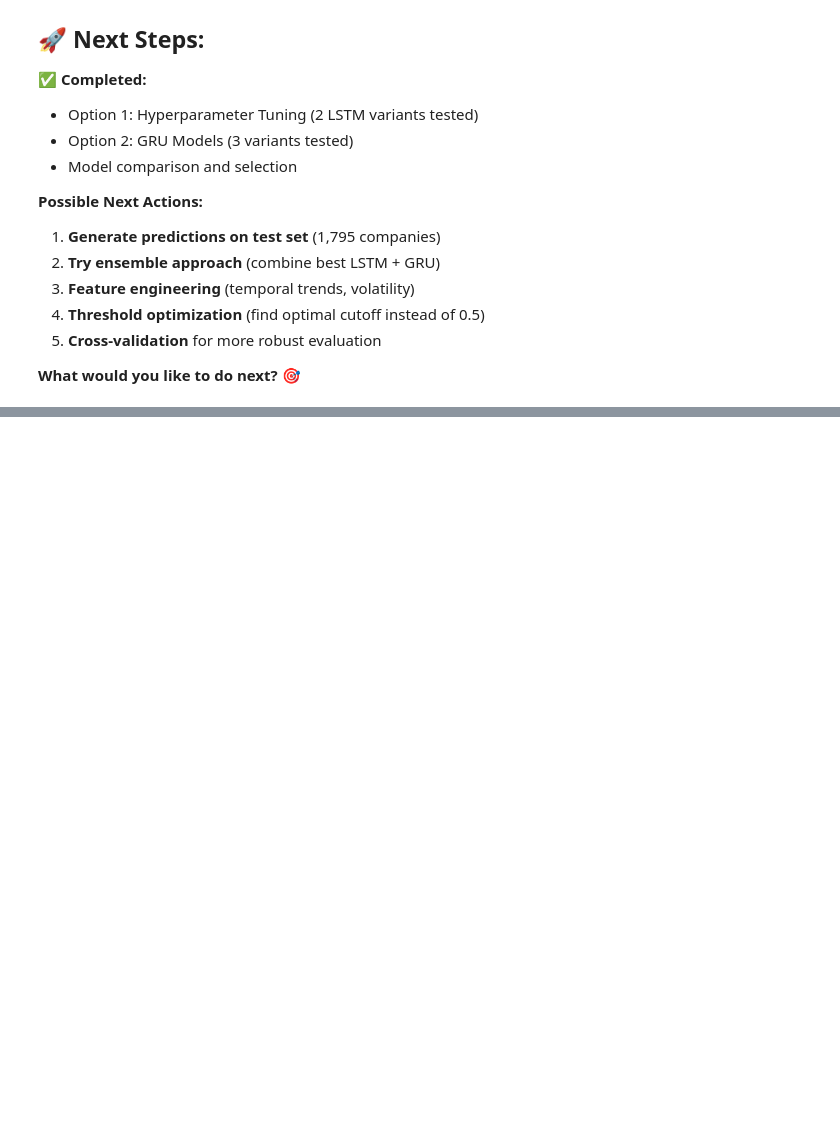
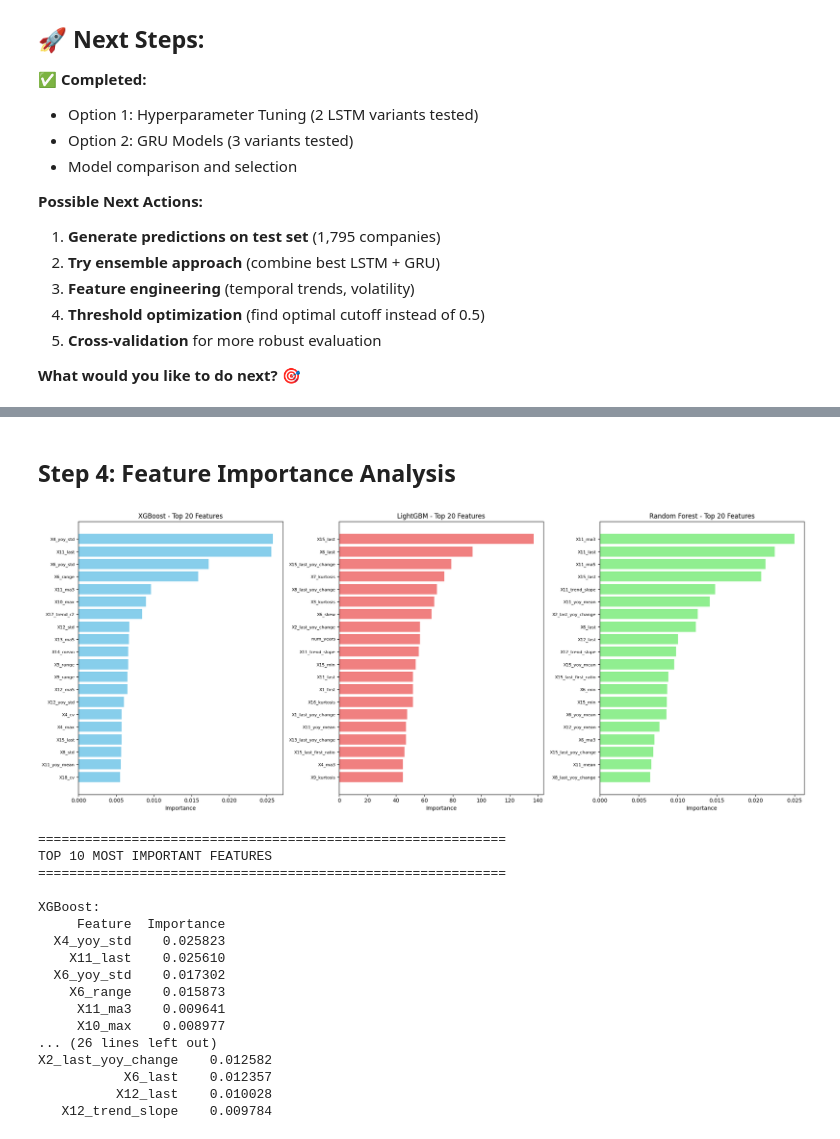
Before and after one commit to c0d3l0v3r-HeHe/Predict2Protect-Hackathon-ISMDhanbad, a Jupyter notebook: notebook.ipynb, the cells around one changed output, grey strips where cells are left out. Saved outputs shown, nothing was run; the diff lists cells and outputs as text; code cells hidden in the pictures; blank space fills up the shorter version.

```diff
--- a/notebook.ipynb
+++ b/notebook.ipynb
@@ -2204,0 +3131,80 @@ Performance:
+# %% [markdown]
+## Step 4: Feature Importance Analysis
+# %%
+# Get feature importance from best traditional ML model
+# Let's use the model with best Macro-F1
+
+# Get feature importances
+xgb_importance = pd.DataFrame({
+    'Feature': X_train_ml.columns,
+    'Importance': xgb_model.feature_importances_
+}).sort_values('Importance', ascending=False)
+
+lgb_importance = pd.DataFrame({
+    'Feature': X_train_ml.columns,
+    'Importance': lgb_model.feature_importances_
+}).sort_values('Importance', ascending=False)
+
+rf_importance = pd.DataFrame({
+    'Feature': X_train_ml.columns,
+    'Importance': rf_model.feature_importances_
+}).sort_values('Importance', ascending=False)
+
+# Plot top 20 features for each model
+fig, axes = plt.subplots(1, 3, figsize=(20, 8))
+
+# XGBoost
+axes[0].barh(range(20), xgb_importance.head(20)['Importance'], color='skyblue')
+axes[0].set_yticks(range(20))
+axes[0].set_yticklabels(xgb_importance.head(20)['Feature'], fontsize=8)
+axes[0].set_xlabel('Importance')
+axes[0].set_title('XGBoost - Top 20 Features')
+axes[0].invert_yaxis()
+
+# LightGBM
+axes[1].barh(range(20), lgb_importance.head(20)['Importance'], color='lightcoral')
+axes[1].set_yticks(range(20))
+axes[1].set_yticklabels(lgb_importance.head(20)['Feature'], fontsize=8)
+axes[1].set_xlabel('Importance')
+axes[1].set_title('LightGBM - Top 20 Features')
+axes[1].invert_yaxis()
+
+# Random Forest
+axes[2].barh(range(20), rf_importance.head(20)['Importance'], color='lightgreen')
+axes[2].set_yticks(range(20))
+axes[2].set_yticklabels(rf_importance.head(20)['Feature'], fontsize=8)
+axes[2].set_xlabel('Importance')
+axes[2].set_title('Random Forest - Top 20 Features')
+axes[2].invert_yaxis()
+
+plt.tight_layout()
+plt.show()
+
+print("="*60)
+print("TOP 10 MOST IMPORTANT FEATURES")
+print("="*60)
+print("\nXGBoost:")
+print(xgb_importance.head(10).to_string(index=False))
+print("\nLightGBM:")
+print(lgb_importance.head(10).to_string(index=False))
+print("\nRandom Forest:")
+print(rf_importance.head(10).to_string(index=False))
+# %% [output]
+[figure, added]
+============================================================
+TOP 10 MOST IMPORTANT FEATURES
+============================================================
+
+XGBoost:
+     Feature  Importance
+  X4_yoy_std    0.025823
+    X11_last    0.025610
+  X6_yoy_std    0.017302
+    X6_range    0.015873
+     X11_ma3    0.009641
+     X10_max    0.008977
+... (26 lines left out)
+X2_last_yoy_change    0.012582
+           X6_last    0.012357
+          X12_last    0.010028
+   X12_trend_slope    0.009784
```
Also changed, not shown: parts of 50 cells of this notebook, 11 other files.
